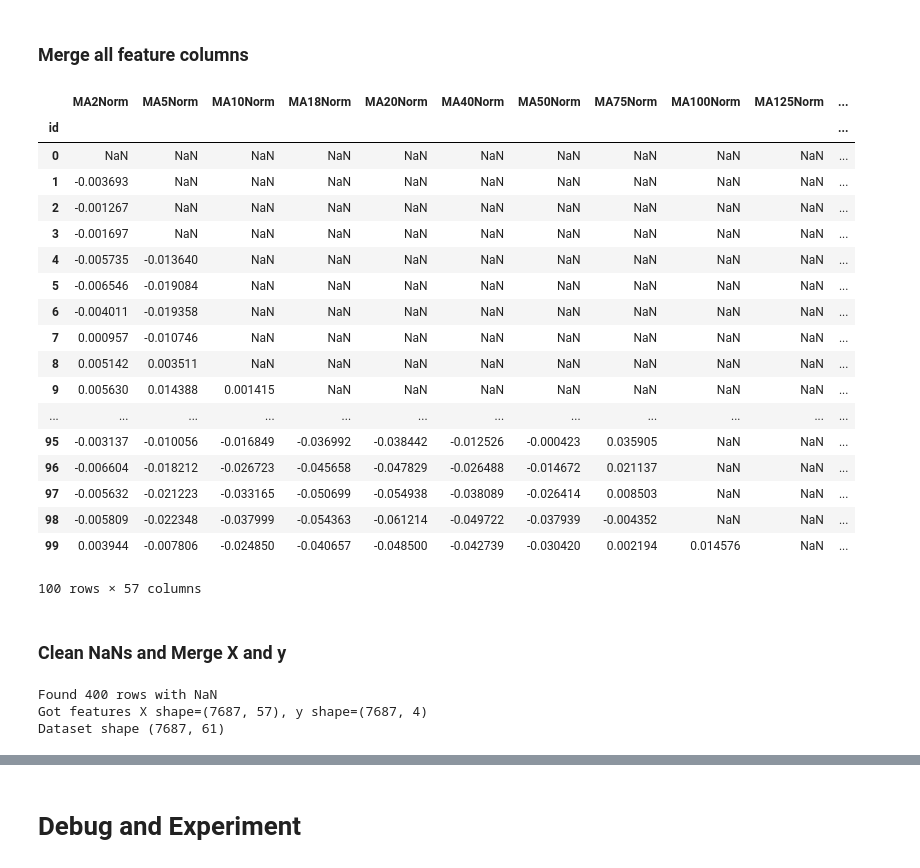
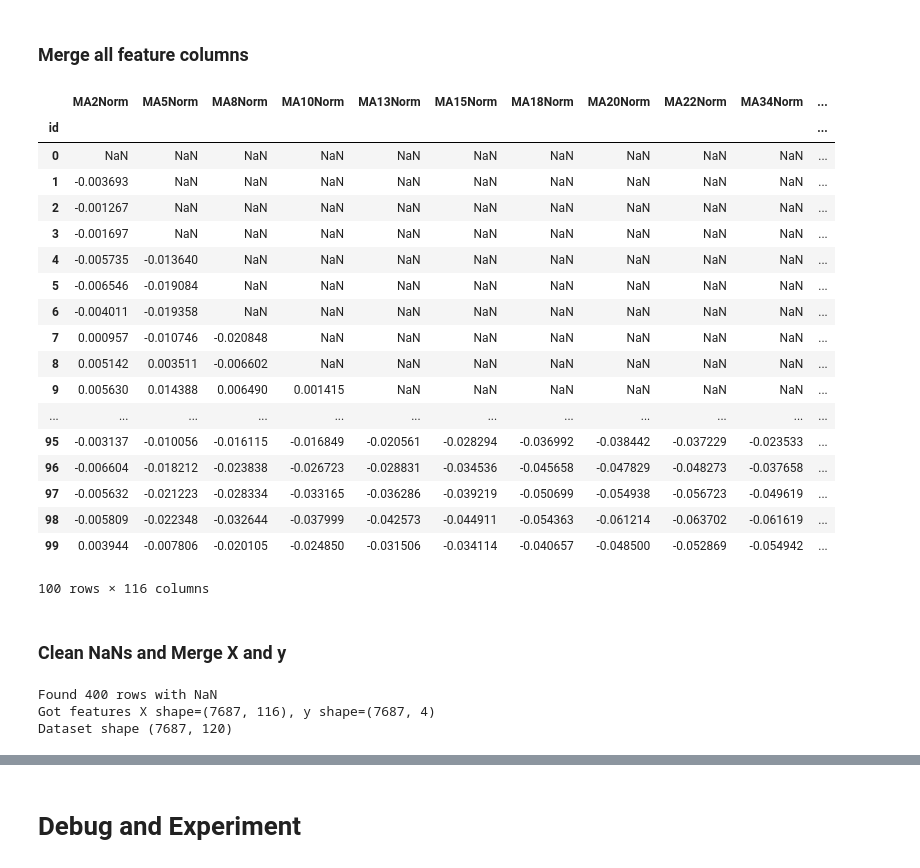
Before and after one commit to alexanderwendt/sklearn_ml_toolbox, a Jupyter notebook: OMX_S20_Class_y_Feature_X_Construction_V011_for_Training.ipynb, the cells around one changed output, grey strips where cells are left out. Drawn from its saved outputs; the diff is of its cells as text; code cells hidden in the pictures.

```diff
--- a/OMX_S20_Class_y_Feature_X_Construction_V011_for_Training.ipynb
+++ b/OMX_S20_Class_y_Feature_X_Construction_V011_for_Training.ipynb
@@ -514,10 +657,2 @@ display(stoch_features.head(30))
 # %% [markdown]
 ### MACD
-# %%
-from talib import MACDEXT
-
-#MACD
-macd, macdsignal, macdhist = MACDEXT(close, fastperiod=12, fastmatype=0, slowperiod=26, slowmatype=0, signalperiod=9, signalmatype=0)
-macd_features = pd.DataFrame(index=features.index)
-macd_features = macd_features.join(pd.DataFrame(macd, columns=['MACD12_26_9']))
-display(macd_features.iloc[30:40])
@@ -731,6 +889,20 @@ Length: 8087, dtype: float64
 # %% [markdown]
 ### Periodical indicators
+# %%
+from math import ceil
+
+def week_of_month(dt):
+    """ Returns the week of the month for the specified date.
+    """
+
+    first_day = dt.replace(day=1)
+
+    dom = dt.day
+    adjusted_dom = dom + first_day.weekday()
+
+    return int(ceil(adjusted_dom/7.0))
 # %%
+#Generate periodical values
 periodic_values = pd.DataFrame(index=features.index)
 timelist = df['Time']
 # Get month of year
@@ -743,6 +915,7 @@ periodic_values['day_of_year'] = timelist.apply(lambda x: x.timetuple().tm_yday)
 periodic_values['day_of_month'] = timelist.apply(lambda x: x.day)
 # Get day of week
 periodic_values['day_of_week'] = timelist.apply(lambda x: x.weekday())
-
+# Get week of month
+periodic_values['week_of_month'] = timelist.apply(week_of_month)
 display(periodic_values.head())
 # %% [output]
@@ -755,0 +929,18 @@ display(periodic_values.head())
+# %%
+#Make one-hot-encoding of the values as they do not depend on each other
+from sklearn.preprocessing import OneHotEncoder
+
+#One hot encoding for day of week
+periodic_values = periodic_values.join(pd.get_dummies(periodic_values['day_of_week'], prefix='day_week_')).drop(['day_of_week'], axis=1)
+
+#One hot encoding for month of year
+periodic_values = periodic_values.join(pd.get_dummies(periodic_values['month_of_year'], prefix='month_year_')).drop(['month_of_year'], axis=1)
+
+#One hot encoding week of month
+periodic_values = periodic_values.join(pd.get_dummies(periodic_values['week_of_month'], prefix='week_month_')).drop(['week_of_month'], axis=1)
+
+display(periodic_values.head())
+#onehot_encoder = OneHotEncoder(sparse=False)
+i#nteger_encoded = integer_encoded.reshape(len(integer_encoded), 1)
+#onehot_encoded = onehot_encoder.fit_transform(periodic_values['day_of_week'])
+#print(onehot_encoded)
@@ -758,16 +959,17 @@ display(periodic_values.head())
 # %%
 features = pd.DataFrame(index=merged_df.index)
 features = features.join(meanfeatures)
 features = features.join(madiff_features)
 features = features.join(rsi_features)
+features = features.join(rsi_change_features)
 features = features.join(stoch_features)
 features = features.join(macd_features)
 features = features.join(macd_diff_features)
 features = features.join(macd_direction_change_features)
 features = features.join(periodic_values)
 display(features.head(100))
 # %% [output]
-|  | MA2Norm | MA5Norm | MA10Norm | MA18Norm | MA20Norm | MA40Norm | MA50Norm | MA75Norm | MA100Norm | MA125Norm | ... |
+|  | MA2Norm | MA5Norm | MA8Norm | MA10Norm | MA13Norm | MA15Norm | MA18Norm | MA20Norm | MA22Norm | MA34Norm | ... |
 | id |  |  |  |  |  |  |  |  |  |  | ... |
 | 0 | NaN | NaN | NaN | NaN | NaN | NaN | NaN | NaN | NaN | NaN | ... |
 | 1 | -0.003693 | NaN | NaN | NaN | NaN | NaN | NaN | NaN | NaN | NaN | ... |
@@ -776,16 +978,16 @@ display(features.head(100))
 | 4 | -0.005735 | -0.013640 | NaN | NaN | NaN | NaN | NaN | NaN | NaN | NaN | ... |
 | 5 | -0.006546 | -0.019084 | NaN | NaN | NaN | NaN | NaN | NaN | NaN | NaN | ... |
 | 6 | -0.004011 | -0.019358 | NaN | NaN | NaN | NaN | NaN | NaN | NaN | NaN | ... |
-| 7 | 0.000957 | -0.010746 | NaN | NaN | NaN | NaN | NaN | NaN | NaN | NaN | ... |
-| 8 | 0.005142 | 0.003511 | NaN | NaN | NaN | NaN | NaN | NaN | NaN | NaN | ... |
-| 9 | 0.005630 | 0.014388 | 0.001415 | NaN | NaN | NaN | NaN | NaN | NaN | NaN | ... |
+| 7 | 0.000957 | -0.010746 | -0.020848 | NaN | NaN | NaN | NaN | NaN | NaN | NaN | ... |
+| 8 | 0.005142 | 0.003511 | -0.006602 | NaN | NaN | NaN | NaN | NaN | NaN | NaN | ... |
+| 9 | 0.005630 | 0.014388 | 0.006490 | 0.001415 | NaN | NaN | NaN | NaN | NaN | NaN | ... |
 | ... | ... | ... | ... | ... | ... | ... | ... | ... | ... | ... | ... |
-| 95 | -0.003137 | -0.010056 | -0.016849 | -0.036992 | -0.038442 | -0.012526 | -0.000423 | 0.035905 | NaN | NaN | ... |
-| 96 | -0.006604 | -0.018212 | -0.026723 | -0.045658 | -0.047829 | -0.026488 | -0.014672 | 0.021137 | NaN | NaN | ... |
-| 97 | -0.005632 | -0.021223 | -0.033165 | -0.050699 | -0.054938 | -0.038089 | -0.026414 | 0.008503 | NaN | NaN | ... |
-| 98 | -0.005809 | -0.022348 | -0.037999 | -0.054363 | -0.061214 | -0.049722 | -0.037939 | -0.004352 | NaN | NaN | ... |
-| 99 | 0.003944 | -0.007806 | -0.024850 | -0.040657 | -0.048500 | -0.042739 | -0.030420 | 0.002194 | 0.014576 | NaN | ... |
+| 95 | -0.003137 | -0.010056 | -0.016115 | -0.016849 | -0.020561 | -0.028294 | -0.036992 | -0.038442 | -0.037229 | -0.023533 | ... |
+| 96 | -0.006604 | -0.018212 | -0.023838 | -0.026723 | -0.028831 | -0.034536 | -0.045658 | -0.047829 | -0.048273 | -0.037658 | ... |
+| 97 | -0.005632 | -0.021223 | -0.028334 | -0.033165 | -0.036286 | -0.039219 | -0.050699 | -0.054938 | -0.056723 | -0.049619 | ... |
+| 98 | -0.005809 | -0.022348 | -0.032644 | -0.037999 | -0.042573 | -0.044911 | -0.054363 | -0.061214 | -0.063702 | -0.061619 | ... |
+| 99 | 0.003944 | -0.007806 | -0.020105 | -0.024850 | -0.031506 | -0.034114 | -0.040657 | -0.048500 | -0.052869 | -0.054942 | ... |
-100 rows × 57 columns
+100 rows × 116 columns
 # %% [markdown]
 ### Clean NaNs and Merge X and y
 # %%
@@ -801,7 +1003,7 @@ y=merged_df.drop(nan_index).drop(['Time', 'High', 'Low', 'Close'], axis=1)
 #Merge X and y to one chart
 dataset = X.join(y)
 
-graphsource = df.drop(nan_index)
+graphsource = df_cut.drop(nan_index)
 #y=y.reshape(-1, 1)
 
 #Create the matrix with features
@@ -811,8 +1013,8 @@ print("Got features X shape={}, y shape={}".format(X.shape, y.shape))
 print("Dataset shape", dataset.shape)
 # %% [output]
 Found 400 rows with NaN
-Got features X shape=(7687, 57), y shape=(7687, 4)
-Dataset shape (7687, 61)
+Got features X shape=(7687, 116), y shape=(7687, 4)
+Dataset shape (7687, 120)
 # %%
 display(dataset.head(5))
 display(dataset.tail(5))
```
Also changed, not shown: parts of 34 cells of this notebook, 12 other files.
